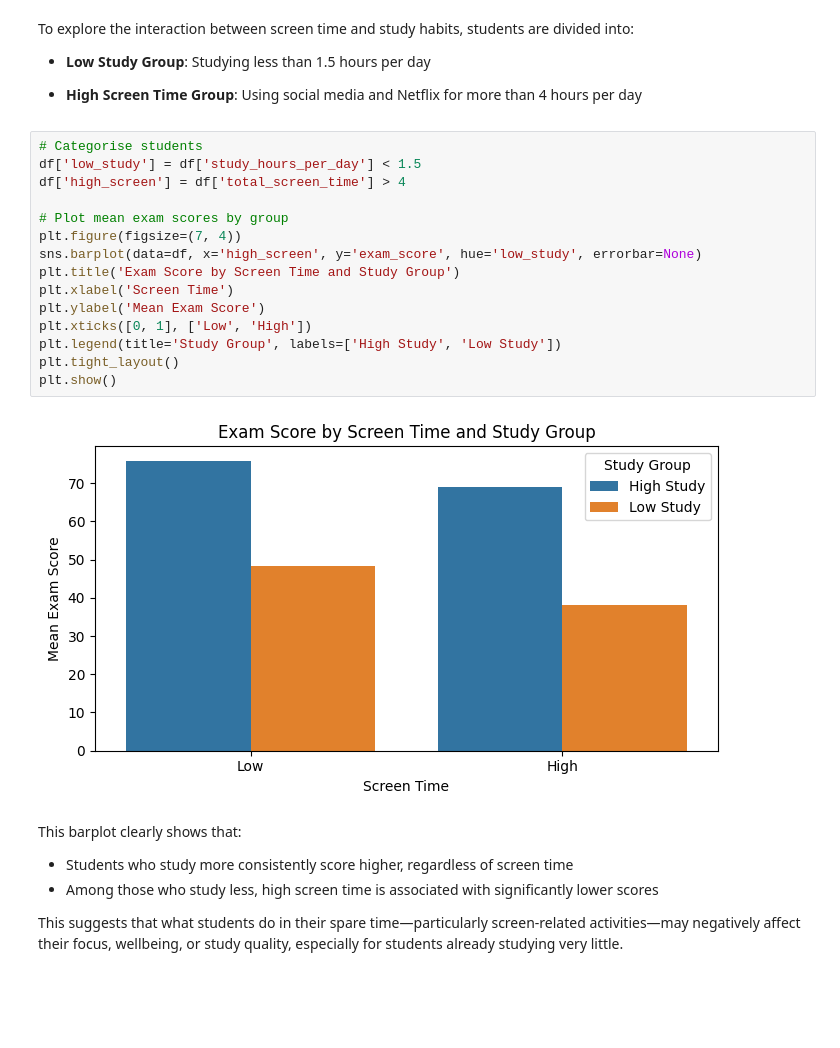
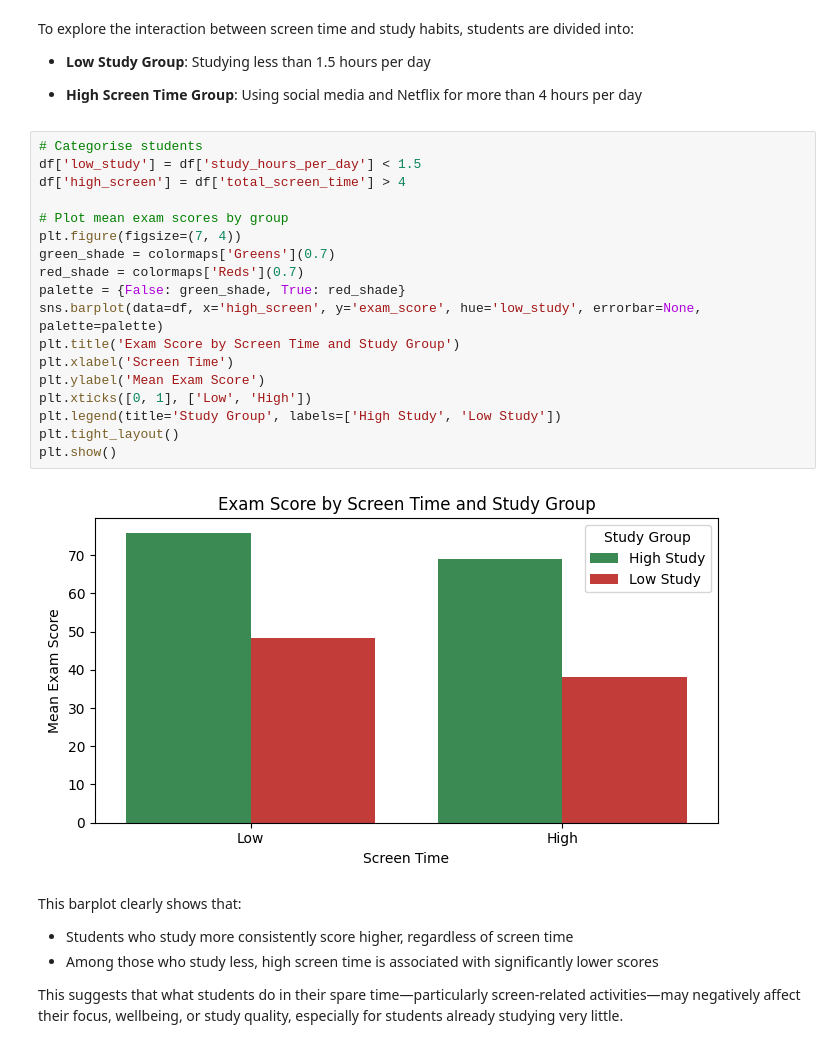
Before and after one commit to martyna-haliniak/visualisations_in_python, a Jupyter notebook: visualisations_task.ipynb, the cells around one changed output. Cells and saved outputs as stored; diff of their text form; blank space fills up the shorter version.

Commit message:
Changed colours of plot in 5.1

```diff
--- a/visualisations_task.ipynb
+++ b/visualisations_task.ipynb
@@ -386,20 +387,23 @@ To explore the interaction between screen time and study habits, students are di
 # %%
 # Categorise students
 df['low_study'] = df['study_hours_per_day'] < 1.5
 df['high_screen'] = df['total_screen_time'] > 4
 
 # Plot mean exam scores by group
 plt.figure(figsize=(7, 4))
-sns.barplot(data=df, x='high_screen', y='exam_score', hue='low_study', errorbar=None)
+green_shade = colormaps['Greens'](0.7)
+red_shade = colormaps['Reds'](0.7)
+palette = {False: green_shade, True: red_shade}
+sns.barplot(data=df, x='high_screen', y='exam_score', hue='low_study', errorbar=None, palette=palette)
 plt.title('Exam Score by Screen Time and Study Group')
 plt.xlabel('Screen Time')
 plt.ylabel('Mean Exam Score')
 plt.xticks([0, 1], ['Low', 'High'])
 plt.legend(title='Study Group', labels=['High Study', 'Low Study'])
 plt.tight_layout()
 plt.show()
 # %% [output]
-[figure, old version]
+[figure, new version]
 # %% [markdown]
 This barplot clearly shows that:
 - Students who study more consistently score higher, regardless of screen time
```
Also changed, not shown: parts of 1 cell of this notebook.
